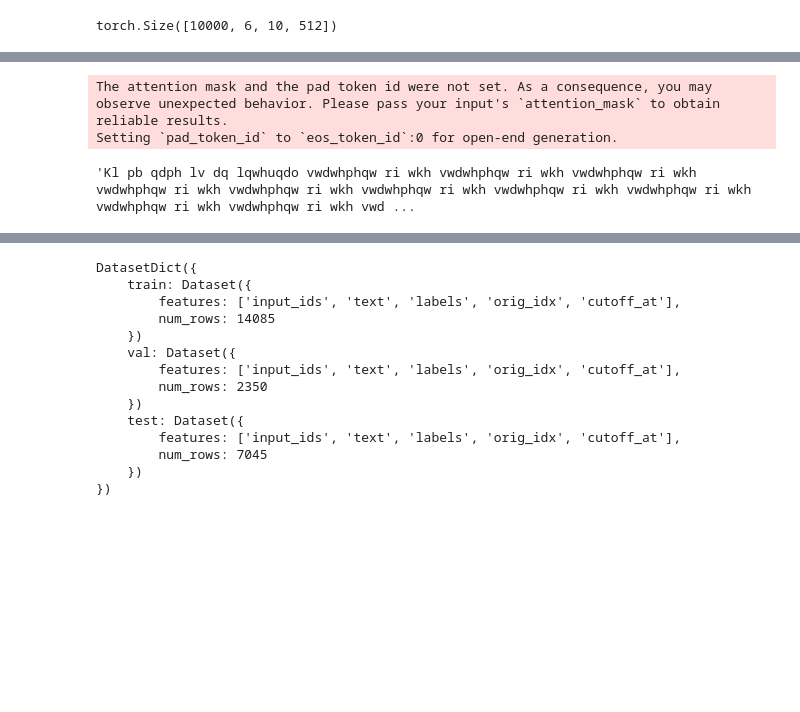
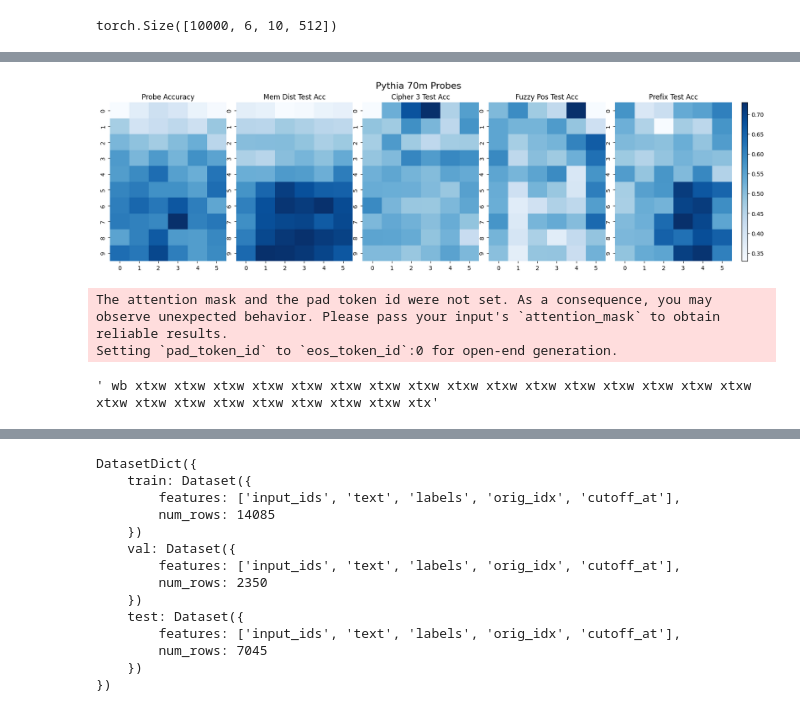
Before and after one commit to Wanff/training-data-probes, a Jupyter notebook: final/ciphers/ciphers.ipynb, the cells around one changed output, grey strips where cells are left out. Drawn from its saved outputs; the diff is of its cells as text; code cells hidden in the pictures; blank space fills up the shorter version.

Commit message:
basically all 70m results except gen datasets

```diff
--- a/final/ciphers/ciphers.ipynb
+++ b/final/ciphers/ciphers.ipynb
@@ -60,4 +68,7 @@ temp_test = dataset['val'].select(range(1000))
 # %%
+temp_train = dataset_wide_deduplicate(temp_train, 'text')
+temp_test = dataset_wide_deduplicate(temp_test, 'text')
+
 train_idxs = temp_train['orig_idx']
 test_idxs = temp_test['orig_idx']
 
@@ -170,0 +190,15 @@ positives = cipher_3['test'].filter(lambda x: x['labels'] == 1)
+# %%
+prefix = generalization_datasets['prefix']
+prefix = dataset_wide_deduplicate(prefix, 'text')
+
+prefix = prefix.remove_columns('text')
+max_len = max([len(text) for text in prefix['input_ids']])
+def pad(input_ids):
+    return [tokenizer.pad_token_id]*(max_len - len(input_ids)) + input_ids
+input_ids = [pad(text) for text in prefix['input_ids']]
+prefix = prefix.remove_columns('input_ids')
+prefix = prefix.add_column('input_ids', input_ids)
+prefix.set_format(type='torch', columns=['input_ids'])
+
+prefix_hiddens = get_hidden_states(model, tokenizer, prefix, device=3, keep_only_last=True)
+prefix_hiddens.shape
@@ -171,8 +344,46 @@ positives = cipher_3['test'].filter(lambda x: x['labels'] == 1)
+# %%
+import matplotlib.pyplot as plt
+import seaborn as sns
+from matplotlib.gridspec import GridSpec
+
+fig = plt.figure(figsize=(20, 5))
+
+# Create a GridSpec with 1 row and 6 columns
+gs = GridSpec(1, 6, width_ratios=[1, 1, 1, 1, 1, 0.05])
+
+# Create a list of axes with the shared color bar
+axes = [fig.add_subplot(gs[0, i]) for i in range(5)]
+cbar_ax = fig.add_subplot(gs[0, 5])
+
+# Plot the heatmaps
+ax_objs = []
+ax_objs.append(sns.heatmap(probe_acc, ax=axes[0], cmap='Blues', xticklabels=list(range(6)), yticklabels=list(range(10)), cbar=False))
+axes[0].set_title('Probe Accuracy')
+
+ax_objs.append(sns.heatmap(mem_dist_test_acc, ax=axes[1], cmap='Blues', xticklabels=list(range(6)), yticklabels=list(range(10)), cbar=False))
+axes[1].set_title('Mem Dist Test Acc')
+
+ax_objs.append(sns.heatmap(cipher_3_test_acc, ax=axes[2], cmap='Blues', xticklabels=list(range(6)), yticklabels=list(range(10)), cbar=False))
+axes[2].set_title('Cipher 3 Test Acc')
+
+ax_objs.append(sns.heatmap(fuzzy_pos_test_acc, ax=axes[3], cmap='Blues', xticklabels=list(range(6)), yticklabels=list(range(10)), cbar=False))
+axes[3].set_title('Fuzzy Pos Test Acc')
+
+ax_objs.append(sns.heatmap(prefix_test_acc, ax=axes[4], cmap='Blues', xticklabels=list(range(6)), yticklabels=list(range(10)), cbar=False))
+axes[4].set_title('Prefix Test Acc')
+
+# Add a shared color bar
+fig.subplots_adjust(wspace=0.1)
+cbar = fig.colorbar(ax_objs[-1].collections[0], cax=cbar_ax)
+
+plt.suptitle('Pythia 70m Probes', fontsize=16)
+plt.show()
+# %% [output]
+[figure, added]
 # %%
-model = AutoModelForCausalLM.from_pretrained("/home/ubuntu/gld/train-data-probes/data/70m/ciphers/rotated_3_model_final")
-out = model.generate(tokenizer('', return_tensors='pt')['input_ids'], max_new_tokens=100)
+out = model.generate(tokenizer(' ', return_tensors='pt')['input_ids'], max_new_tokens=100)
 tokenizer.decode(out[0])
 # %% [output]
 The attention mask and the pad token id were not set. As a consequence, you may observe unexpected behavior. Please pass your input's `attention_mask` to obtain reliable results.
 Setting `pad_token_id` to `eos_token_id`:0 for open-end generation.
-'Kl pb qdph lv dq lqwhuqdo vwdwhphqw ri wkh vwdwhphqw ri wkh vwdwhphqw ri wkh vwdwhphqw ri wkh vwdwhphqw ri wkh vwdwhphqw ri wkh vwdwhphqw ri wkh vwdwhphqw ri wkh vwdwhphqw ri wkh vwdwhphqw ri wkh vwd ...
+' wb xtxw xtxw xtxw xtxw xtxw xtxw xtxw xtxw xtxw xtxw xtxw xtxw xtxw xtxw xtxw xtxw xtxw xtxw xtxw xtxw xtxw xtxw xtxw xtxw xtx'
```
Also changed, not shown: parts of 20 cells of this notebook, 3 other files.
